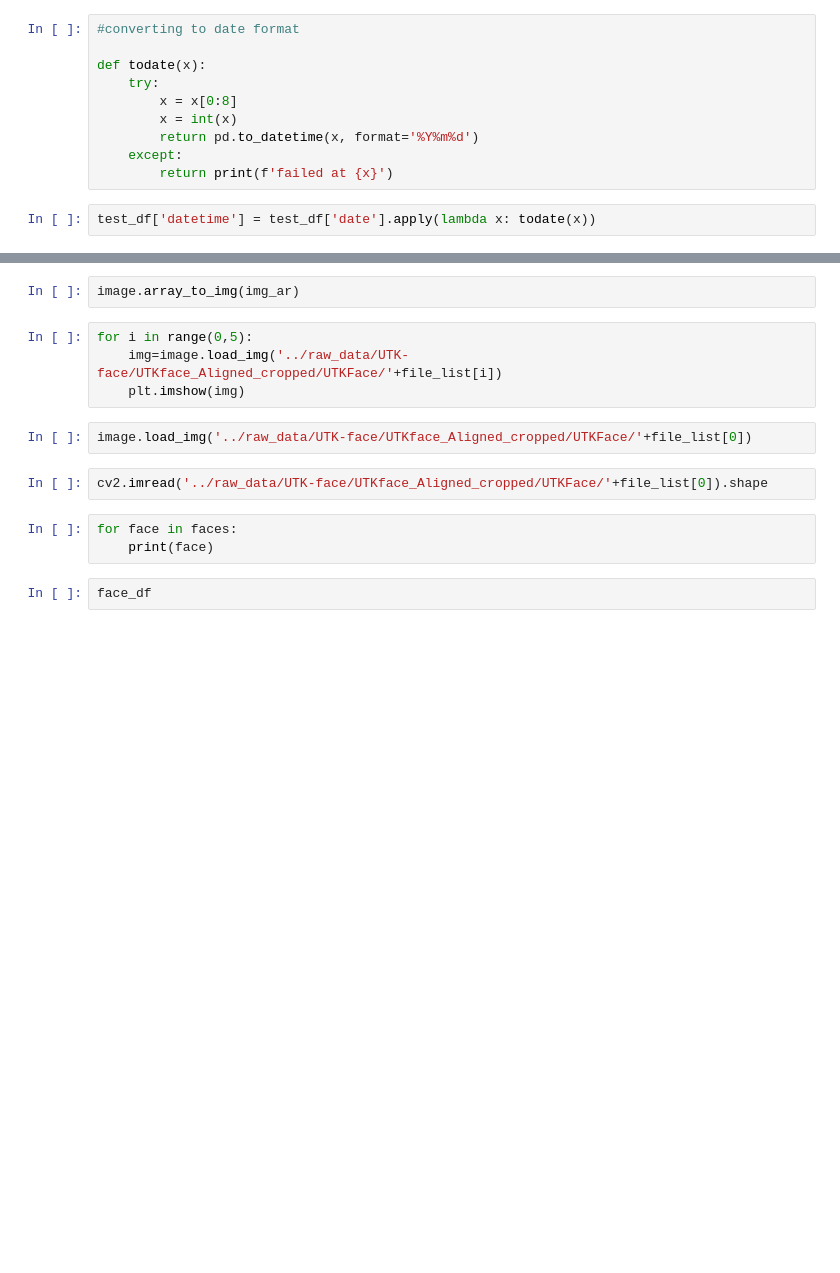
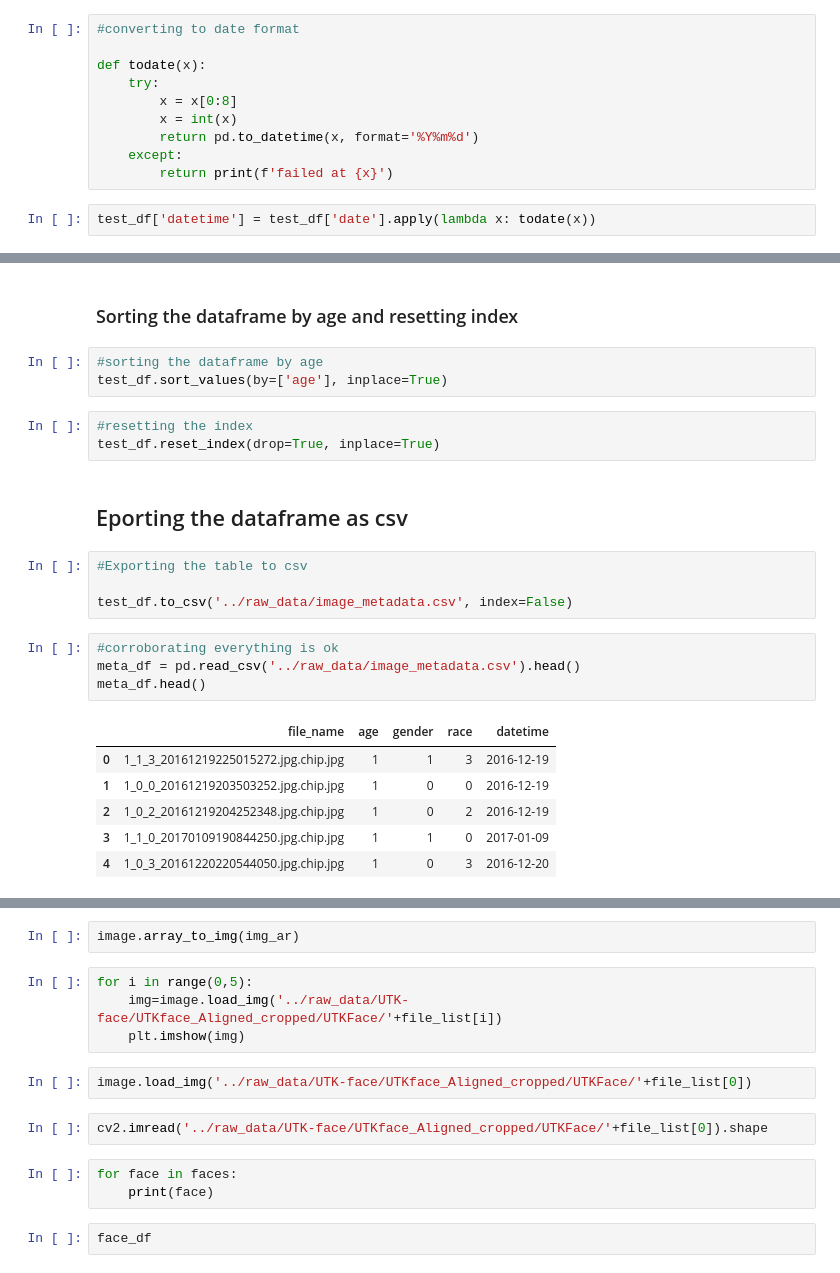
Before and after one commit to adrian-drifter/face_detector, a Jupyter notebook: notebooks/data_exploration.ipynb, the cells around one changed output, grey strips where cells are left out. Saved outputs shown, nothing was run; the diff lists cells and outputs as text; blank space fills up the shorter version.

```diff
--- a/notebooks/data_exploration.ipynb
+++ b/notebooks/data_exploration.ipynb
@@ -78 +109,26 @@ test_df['datetime'] = test_df['date'].apply(lambda x: todate(x))
 #test_df.drop(columns=['date'], inplace=True)
+# %% [markdown]
+### Sorting the dataframe by age and resetting index
+# %%
+#sorting the dataframe by age
+test_df.sort_values(by=['age'], inplace=True)
+# %%
+#resetting the index
+test_df.reset_index(drop=True, inplace=True)
+# %% [markdown]
+## Eporting the dataframe as csv
+# %%
+#Exporting the table to csv
+
+test_df.to_csv('../raw_data/image_metadata.csv', index=False)
+# %%
+#corroborating everything is ok
+meta_df = pd.read_csv('../raw_data/image_metadata.csv').head()
+meta_df.head()
+# %% [output]
+|  | file_name | age | gender | race | datetime |
+| 0 | 1_1_3_20161219225015272.jpg.chip.jpg | 1 | 1 | 3 | 2016-12-19 |
+| 1 | 1_0_0_20161219203503252.jpg.chip.jpg | 1 | 0 | 0 | 2016-12-19 |
+| 2 | 1_0_2_20161219204252348.jpg.chip.jpg | 1 | 0 | 2 | 2016-12-19 |
+| 3 | 1_1_0_20170109190844250.jpg.chip.jpg | 1 | 1 | 0 | 2017-01-09 |
+| 4 | 1_0_3_20161220220544050.jpg.chip.jpg | 1 | 0 | 3 | 2016-12-20 |
```
Also changed, not shown: parts of 37 cells of this notebook, 1 other file.
